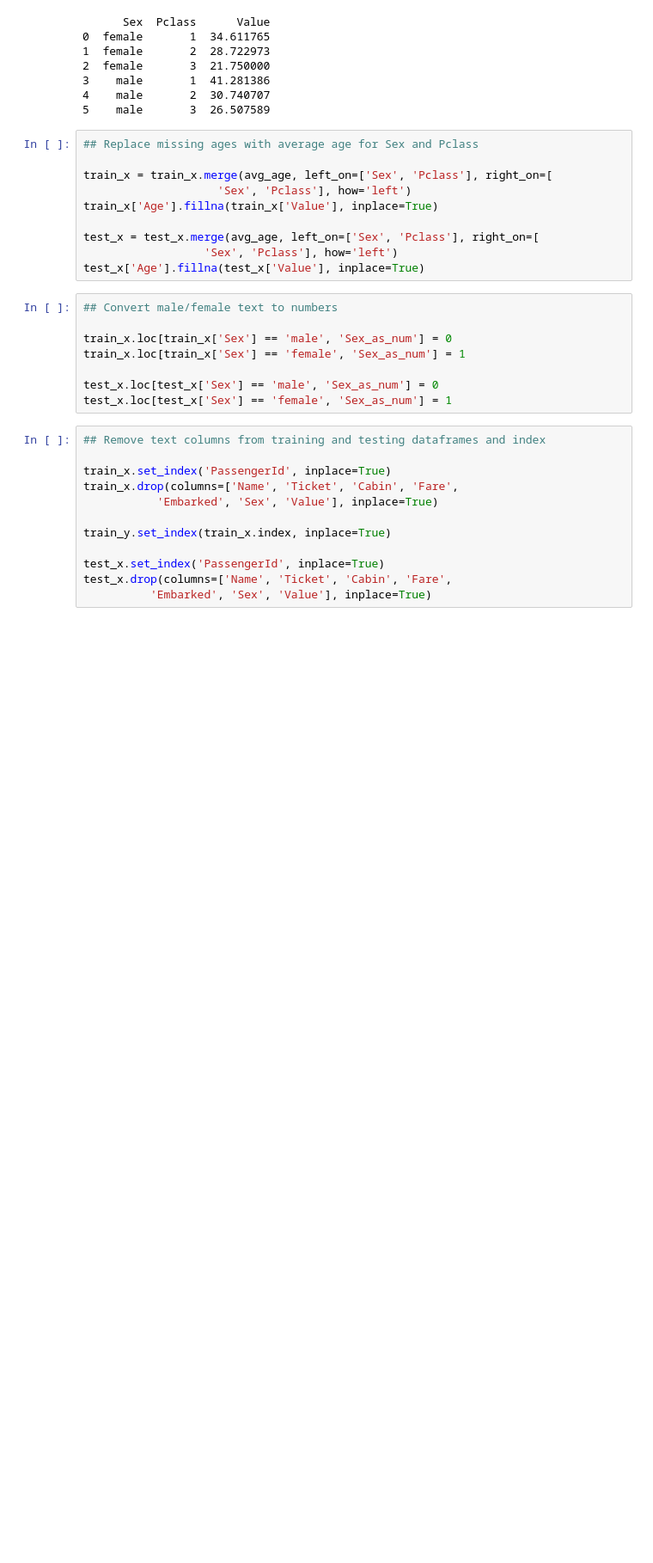
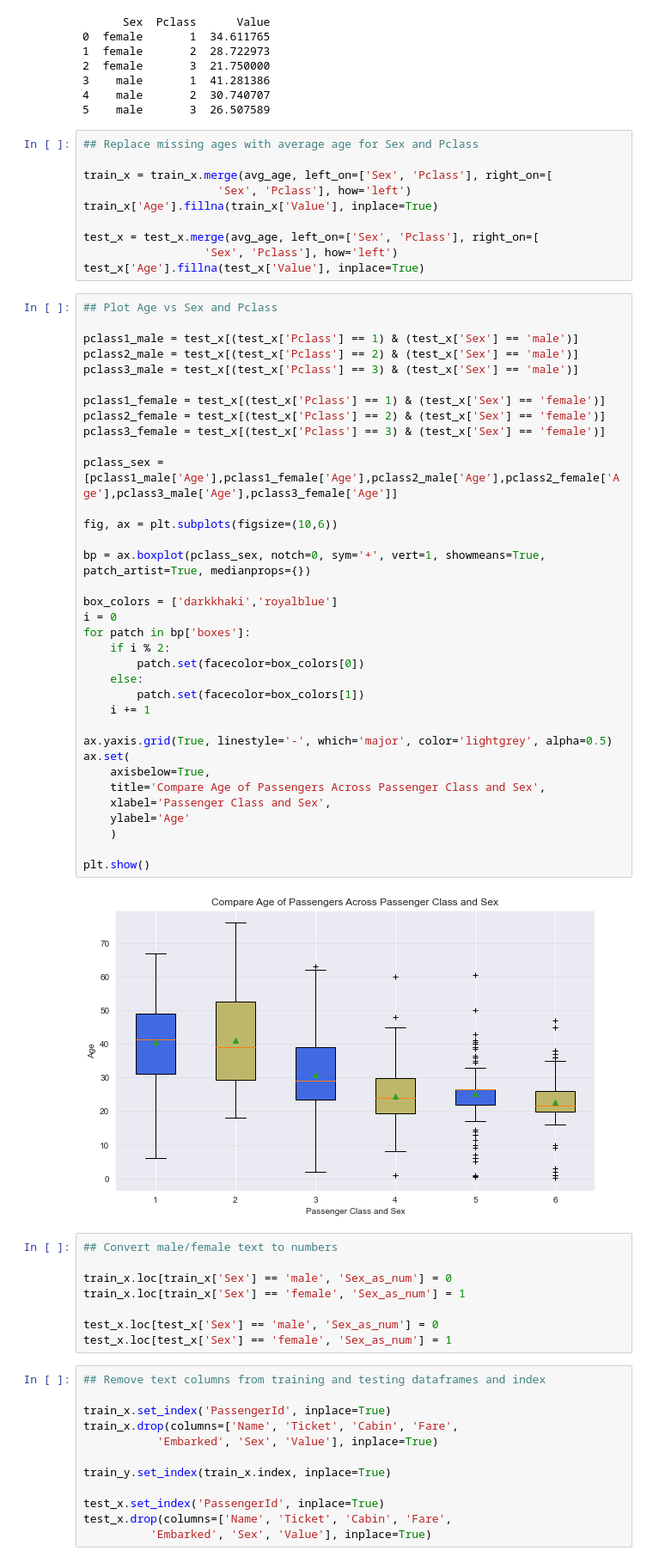
Before and after one commit to alexandersevert/titanic, a Jupyter notebook: main.ipynb, the cells around one changed output. Shown: that part at 86% size. Cells and saved outputs as stored; diff of their text form; blank space fills up the shorter version.

```diff
--- a/main.ipynb
+++ b/main.ipynb
@@ -42,6 +56,43 @@ train_x['Age'].fillna(train_x['Value'], inplace=True)
 test_x = test_x.merge(avg_age, left_on=['Sex', 'Pclass'], right_on=[
                   'Sex', 'Pclass'], how='left')
 test_x['Age'].fillna(test_x['Value'], inplace=True)
+# %%
+## Plot Age vs Sex and Pclass
+
+pclass1_male = test_x[(test_x['Pclass'] == 1) & (test_x['Sex'] == 'male')]
+pclass2_male = test_x[(test_x['Pclass'] == 2) & (test_x['Sex'] == 'male')]
+pclass3_male = test_x[(test_x['Pclass'] == 3) & (test_x['Sex'] == 'male')]
+
+pclass1_female = test_x[(test_x['Pclass'] == 1) & (test_x['Sex'] == 'female')]
+pclass2_female = test_x[(test_x['Pclass'] == 2) & (test_x['Sex'] == 'female')]
+pclass3_female = test_x[(test_x['Pclass'] == 3) & (test_x['Sex'] == 'female')]
+
+pclass_sex = [pclass1_male['Age'],pclass1_female['Age'],pclass2_male['Age'],pclass2_female['Age'],pclass3_male['Age'],pclass3_female['Age']]
+
+fig, ax = plt.subplots(figsize=(10,6))
+
+bp = ax.boxplot(pclass_sex, notch=0, sym='+', vert=1, showmeans=True, patch_artist=True, medianprops={})
+
+box_colors = ['darkkhaki','royalblue']
+i = 0
+for patch in bp['boxes']:
+    if i % 2:
+        patch.set(facecolor=box_colors[0])
+    else:
+        patch.set(facecolor=box_colors[1])
+    i += 1
+
+ax.yaxis.grid(True, linestyle='-', which='major', color='lightgrey', alpha=0.5)
+ax.set(
+    axisbelow=True,
+    title='Compare Age of Passengers Across Passenger Class and Sex',
+    xlabel='Passenger Class and Sex',
+    ylabel='Age'
+    )
+
+plt.show()
+# %% [output]
+[figure, added]
 # %%
 ## Convert male/female text to numbers
 
```
Also changed, not shown: parts of 4 cells of this notebook.
